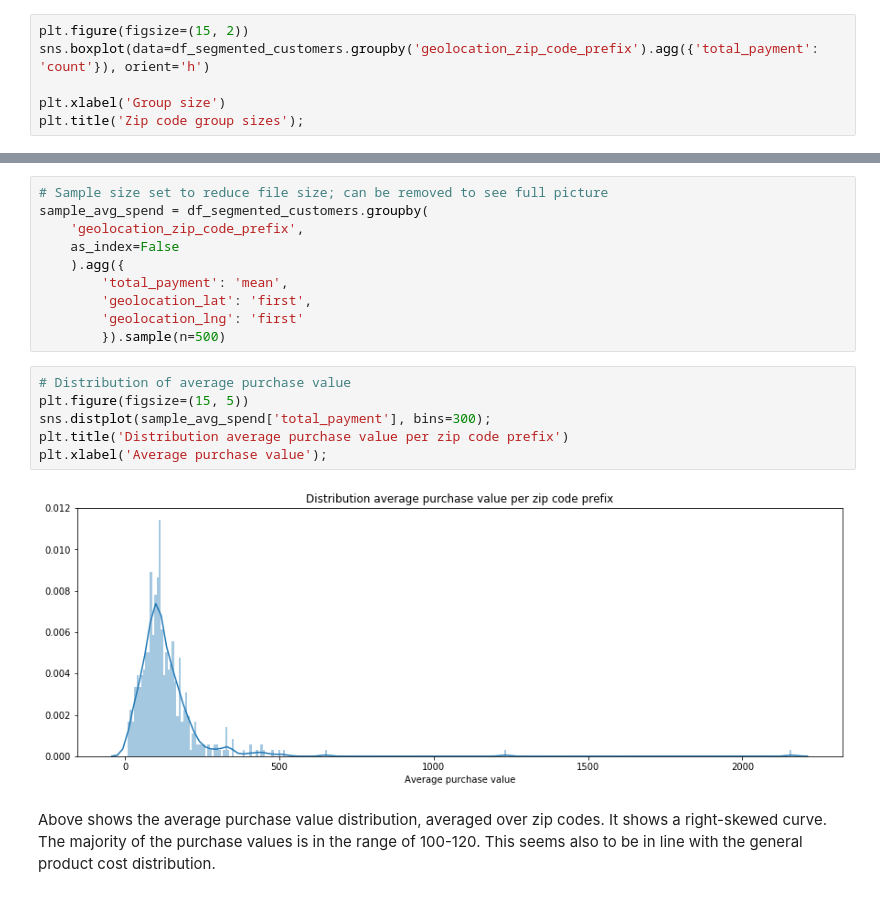
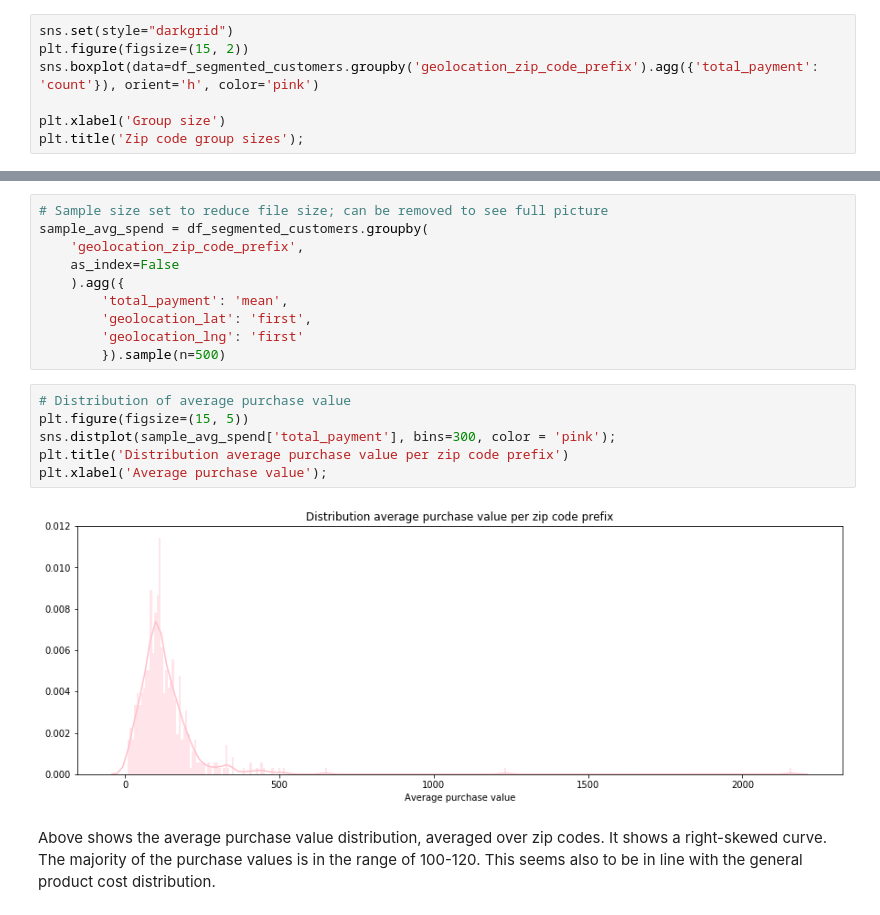
Before and after one commit to Hummelt/Capstone-Project, a Jupyter notebook: 1 - Customer Segmentation/customer_segmentation.ipynb, the cells around one changed output, grey strips where cells are left out. Cells and saved outputs as stored; diff of their text form.

```diff
--- a/1 - Customer Segmentation/customer_segmentation.ipynb
+++ b/1 - Customer Segmentation/customer_segmentation.ipynb
@@ -672,8 +672,9 @@ We need to be careful with the interpretation here:
 
 As a refresher, a box chart to display the statistical distribution of the group sizes:
 # %%
+sns.set(style="darkgrid")
 plt.figure(figsize=(15, 2))
-sns.boxplot(data=df_segmented_customers.groupby('geolocation_zip_code_prefix').agg({'total_payment': 'count'}), orient='h')
+sns.boxplot(data=df_segmented_customers.groupby('geolocation_zip_code_prefix').agg({'total_payment': 'count'}), orient='h', color='pink')
 
 plt.xlabel('Group size')
 plt.title('Zip code group sizes');
@@ -699,11 +700,11 @@ sample_avg_spend = df_segmented_customers.groupby(
 # %%
 # Distribution of average purchase value
 plt.figure(figsize=(15, 5))
-sns.distplot(sample_avg_spend['total_payment'], bins=300);
+sns.distplot(sample_avg_spend['total_payment'], bins=300, color = 'pink');
 plt.title('Distribution average purchase value per zip code prefix')
 plt.xlabel('Average purchase value');
 # %% [output]
-[figure, old version]
+[figure, new version]
 # %% [markdown]
 Above shows the average purchase value distribution, averaged over zip codes. It shows a right-skewed curve. The majority of the purchase values is in the range of 100-120. This seems also to be in line with the general product cost distribution.
 # %%
```
Also changed, not shown: parts of 1 cell of this notebook, 2 other files.
